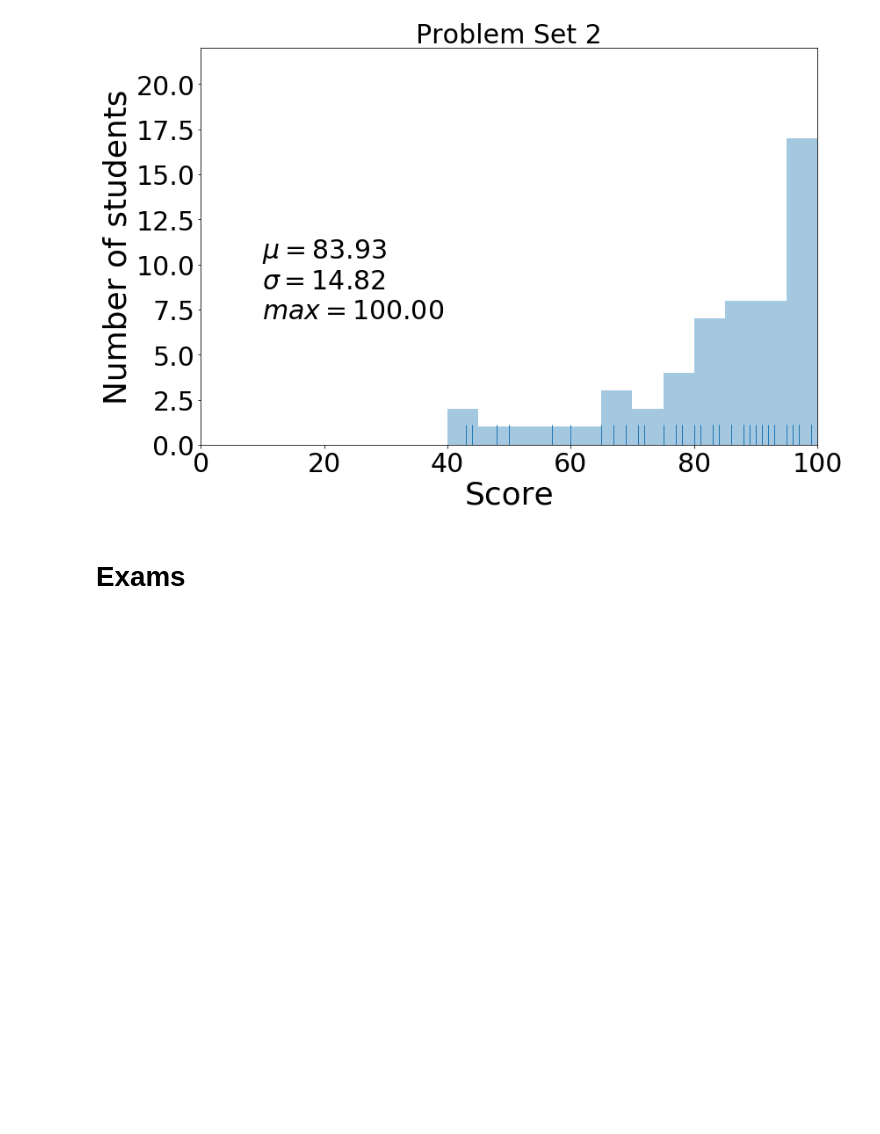
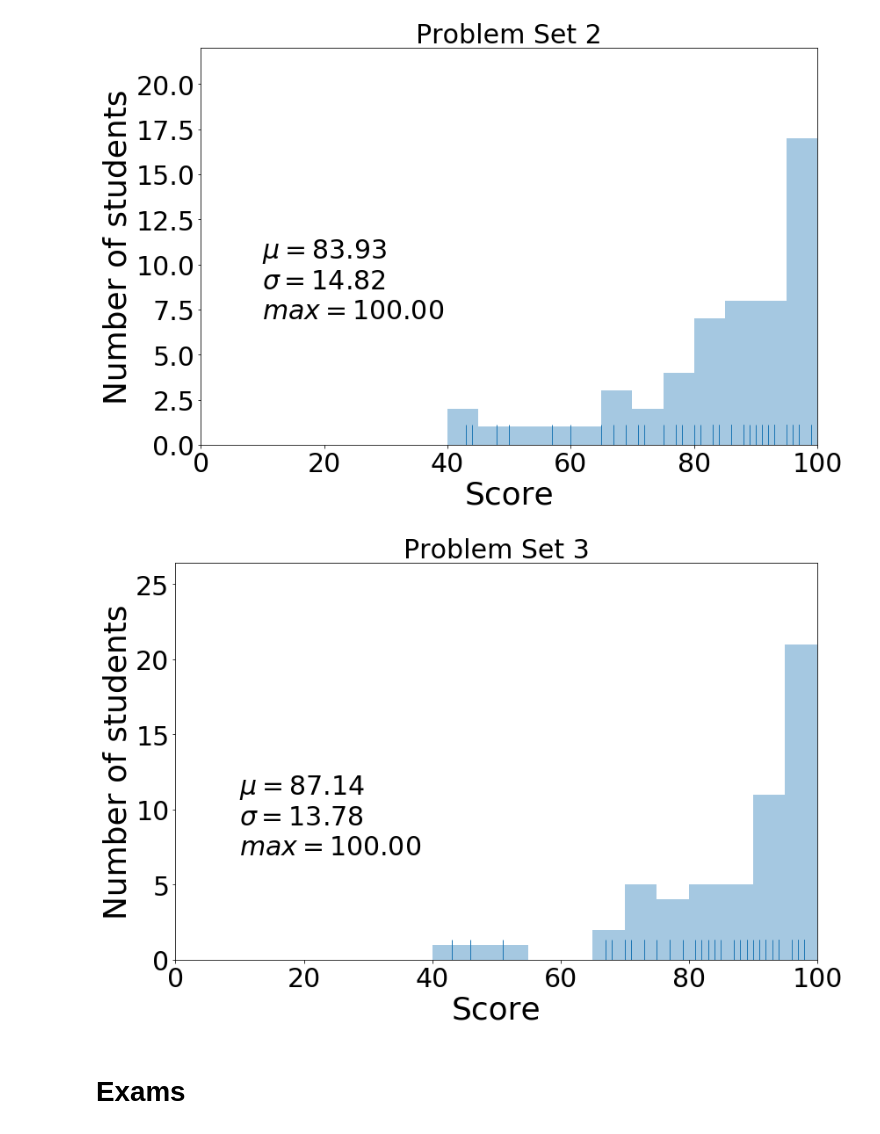
Before and after one commit to materialsvirtuallab/nano106, a Jupyter notebook: grades/Spring2020/NANO106_Grades_Spring2020.ipynb, the cells around one changed output. Saved outputs shown, nothing was run; the diff lists cells and outputs as text; code cells hidden in the pictures; blank space fills up the shorter version.

```diff
--- a/grades/Spring2020/NANO106_Grades_Spring2020.ipynb
+++ b/grades/Spring2020/NANO106_Grades_Spring2020.ipynb
@@ -157,7 +157,9 @@ cutoffs = bar_plot(d, "Problem Set 2", annotate=False)
 # %% [output]
 [figure]
 # %%
-# cutoffs = bar_plot(d, "Problem Set 3", annotate=False)
+cutoffs = bar_plot(d, "Problem Set 3", annotate=False)
+# %% [output]
+[figure, added]
 # %%
 # cutoffs = bar_plot(d, "Problem Set 4", annotate=False)
 # %% [markdown]
```
Also changed, not shown: parts of 3 cells of this notebook.
